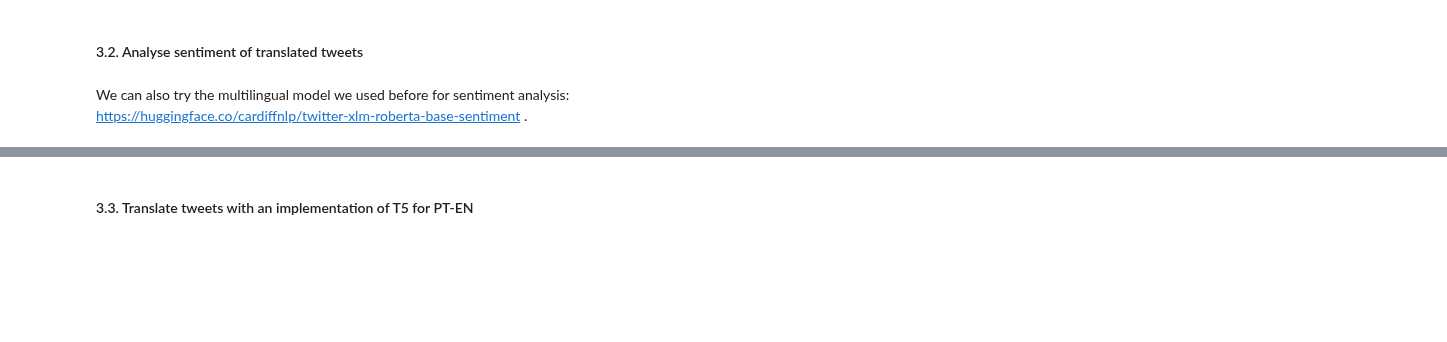
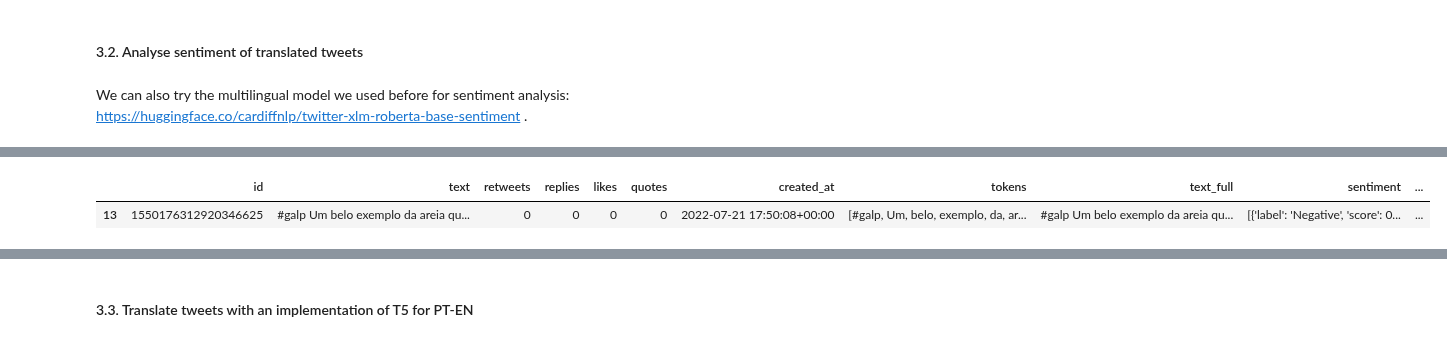
Before and after one commit to polltter/share, a Jupyter notebook: notebooks/sentiment_analysis_PT.ipynb, the cells around one changed output, grey strips where cells are left out. Drawn from its saved outputs; the diff is of its cells as text; code cells hidden in the pictures; blank space fills up the shorter version.

```diff
--- a/notebooks/sentiment_analysis_PT.ipynb
+++ b/notebooks/sentiment_analysis_PT.ipynb
@@ -392,0 +399,5 @@ We will now try other models for translating the text from PT to EN.
+# %%
+df_sample[(df_sample['label'] == df_sample['translation_label']) & (df_sample['label'] == 'Negative')]
+# %% [output]
+|  | id | text | retweets | replies | likes | quotes | created_at | tokens | text_full | sentiment | ... |
+| 13 | 1550176312920346625 | #galp Um belo exemplo da areia qu... | 0 | 0 | 0 | 0 | 2022-07-21 17:50:08+00:00 | [#galp, Um, belo, exemplo, da, ar... | #galp Um belo exemplo da areia qu... | [{'label': 'Negative', 'score': 0... | ... |
```
Also changed, not shown: parts of 9 cells of this notebook.
